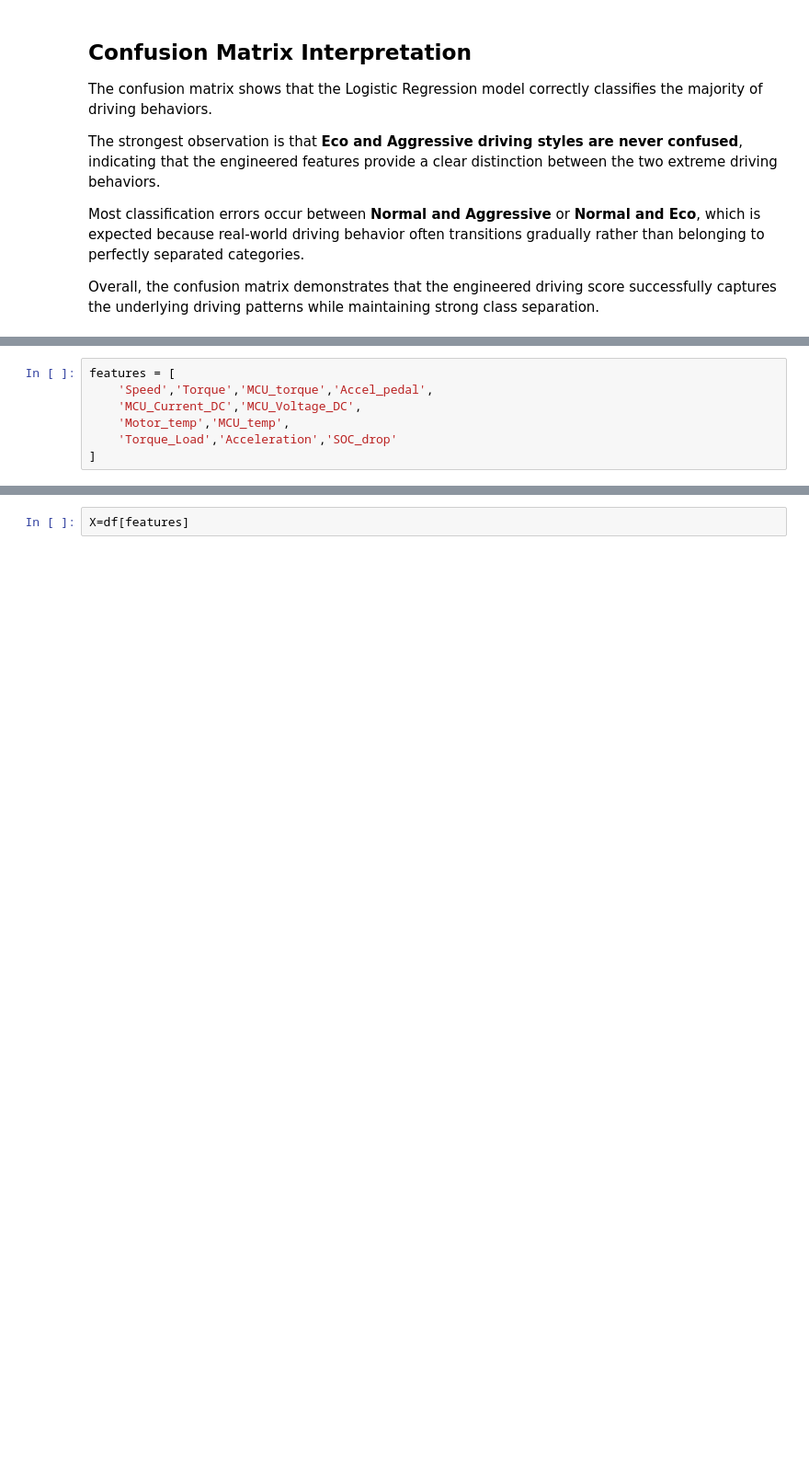
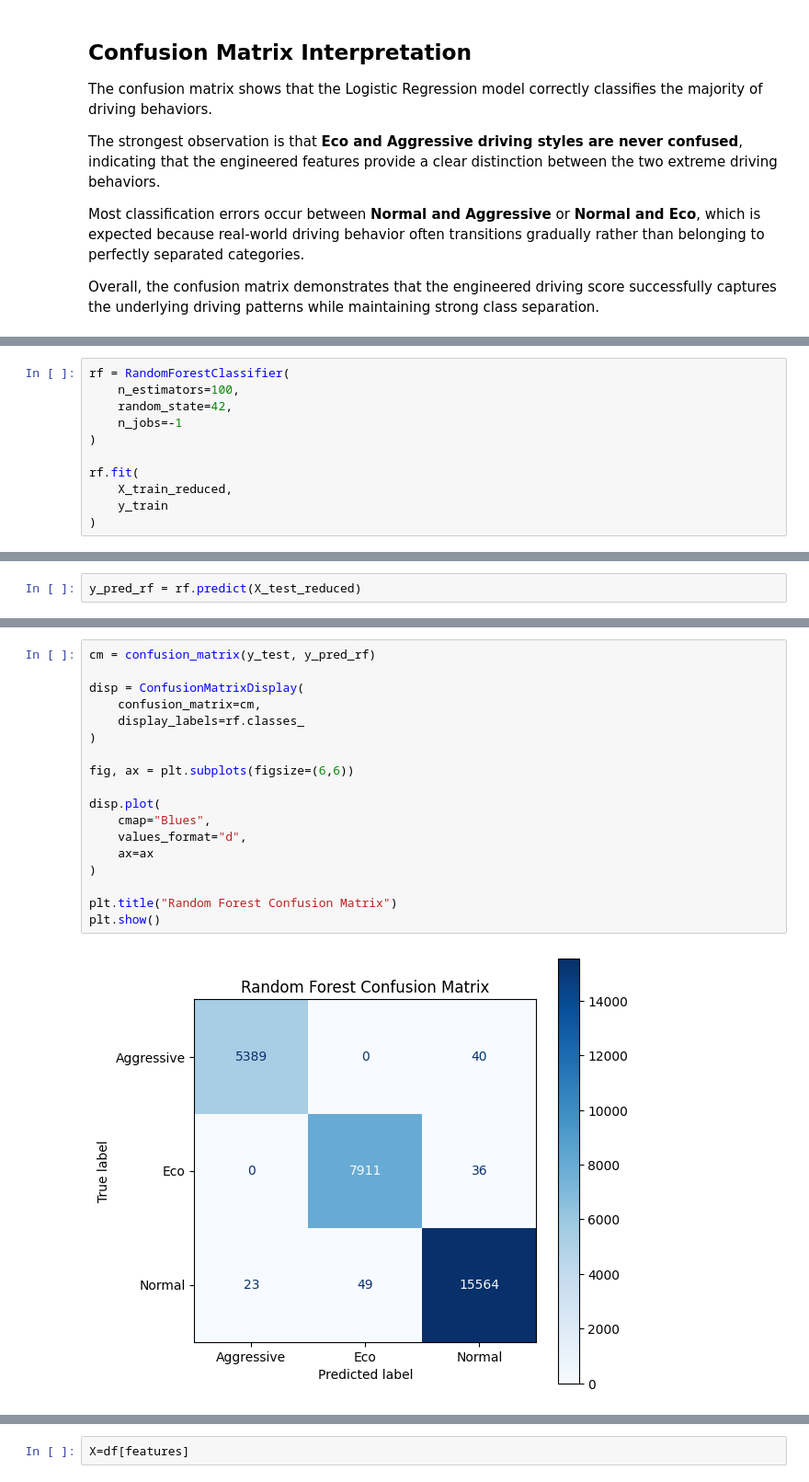
Before and after one commit to Shrawani-DS/ev-intelligence-system, a Jupyter notebook: notebook/ev_analysis.ipynb, the cells around one changed output, grey strips where cells are left out. Shown at 92% size. Cells and saved outputs as stored; diff of their text form; blank space fills up the shorter version.

```diff
--- a/notebook/ev_analysis.ipynb
+++ b/notebook/ev_analysis.ipynb
@@ -1052,0 +1063,11 @@ Overall, the confusion matrix demonstrates that the engineered driving score suc
+# %%
+rf = RandomForestClassifier(
+    n_estimators=100,
+    random_state=42,
+    n_jobs=-1
+)
+
+rf.fit(
+    X_train_reduced,
+    y_train
+)
@@ -1053,7 +1076,2 @@ Overall, the confusion matrix demonstrates that the engineered driving score suc
 # %%
-features = [
-    'Speed','Torque','MCU_torque','Accel_pedal',
-    'MCU_Current_DC','MCU_Voltage_DC',
-    'Motor_temp','MCU_temp',
-    'Torque_Load','Acceleration','SOC_drop'
-]
+y_pred_rf = rf.predict(X_test_reduced)
@@ -1059,0 +1099,20 @@ features = [
+# %%
+cm = confusion_matrix(y_test, y_pred_rf)
+
+disp = ConfusionMatrixDisplay(
+    confusion_matrix=cm,
+    display_labels=rf.classes_
+)
+
+fig, ax = plt.subplots(figsize=(6,6))
+
+disp.plot(
+    cmap="Blues",
+    values_format="d",
+    ax=ax
+)
+
+plt.title("Random Forest Confusion Matrix")
+plt.show()
+# %% [output]
+[figure, added]
```
Also changed, not shown: parts of 10 cells of this notebook.
